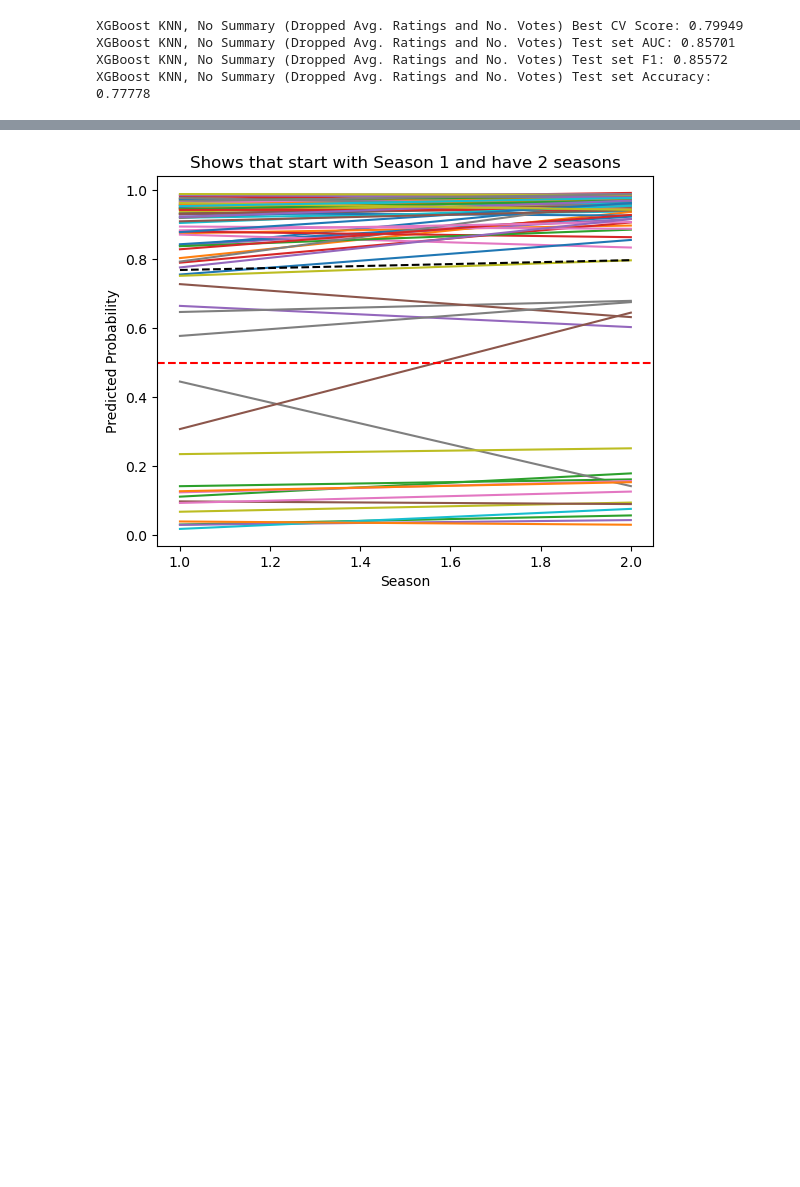
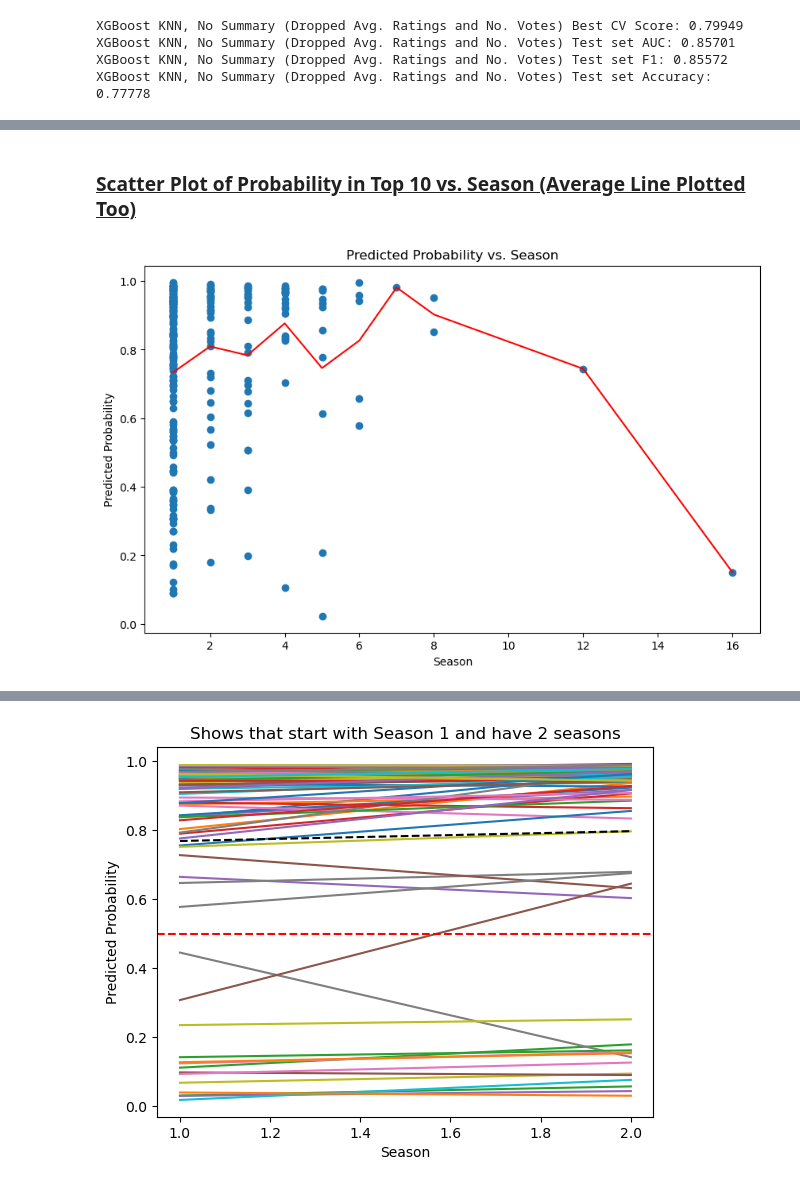
Before and after one commit to Joeyzect/Netflix_ALab_2022, a Jupyter notebook: notebooks/16-yen-tvshows-redux-modelling-final.ipynb, the cells around one changed output, grey strips where cells are left out. Drawn from its saved outputs; the diff is of its cells as text; code cells hidden in the pictures; blank space fills up the shorter version.

```diff
--- a/notebooks/16-yen-tvshows-redux-modelling-final.ipynb
+++ b/notebooks/16-yen-tvshows-redux-modelling-final.ipynb
@@ -1028,0 +1093,9 @@ plt.show()
+# %%
+# train test split with stratified sampling
+from sklearn.model_selection import train_test_split
+
+# split into training and test sets
+X_train, X_test, y_train, y_test = train_test_split(tv_shows.drop('is_top10', axis=1), tv_shows['is_top10'], test_size=0.2, random_state=42, stratify=tv_shows['is_top10'])
+
+# # split into training and validation sets
+# tvshows_X_train, tvshows_X_val, tvshows_y_train, tvshows_y_val = train_test_split(tvshows_X_train, tvshows_y_train, test_size=0.2, random_state=42, stratify=tvshows_y_train)
@@ -1028,0 +1129,30 @@ plt.show()
+# %% [markdown]
+### <u>Scatter Plot of Probability in Top 10 vs. Season (Average Line Plotted Too)<u>
+# %%
+# generate scatter plot of predicted probabilities vs. season and plot average line
+
+# if input = 'full', then let data = titles_wProb. if input = 'test', then let data = test_wProb
+def plot_season_prob(input):
+    if input == 'full':
+        data = titles_wProb
+    elif input == 'test':
+        data = test_wProb
+    else:
+        print('Invalid input. Please input either "full" or "test"')
+        return
+
+    # create dataframe of season and predicted probabilities
+    season_prob = data[['season', 'pred_proba']].groupby('season').mean().reset_index()
+
+    # create scatter plot of season and predicted probabilities
+    plt.figure(figsize=(10, 6))
+    plt.scatter(data['season'], data['pred_proba'])
+    plt.plot(season_prob['season'], season_prob['pred_proba'], color='red')
+    plt.title('Predicted Probability vs. Season')
+    plt.xlabel('Season')
+    plt.ylabel('Predicted Probability')
+    plt.show()
+
+plot_season_prob('test')
+# %% [output]
+[figure, added]
```
Also changed, not shown: parts of 26 cells of this notebook.
